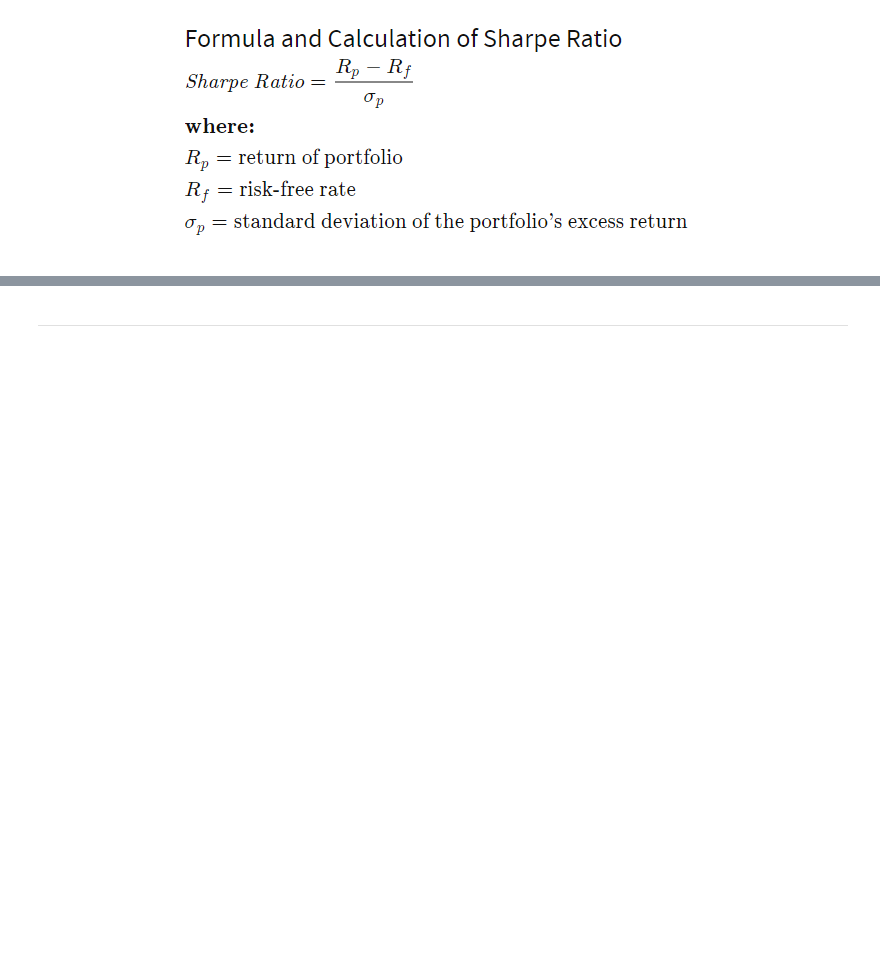
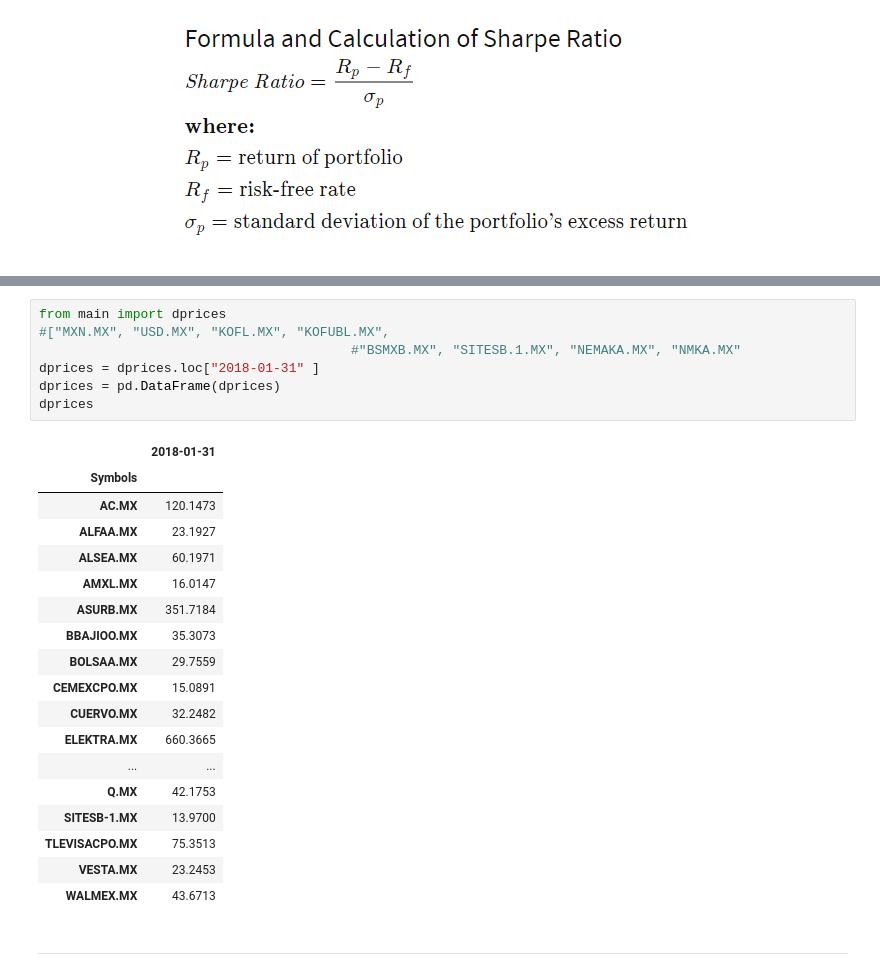
Before and after one commit to HKael/MYST, a Jupyter notebook: notebook.ipynb, the cells around one changed output, grey strips where cells are left out. Saved outputs shown, nothing was run; the diff lists cells and outputs as text; blank space fills up the shorter version.

```diff
--- a/notebook.ipynb
+++ b/notebook.ipynb
@@ -269,3 +387,29 @@ iplot(data)
+# %%
+from main import dprices
+#["MXN.MX", "USD.MX", "KOFL.MX", "KOFUBL.MX",
+                                        #"BSMXB.MX", "SITESB.1.MX", "NEMAKA.MX", "NMKA.MX"
+dprices = dprices.loc["2018-01-31" ]
+dprices = pd.DataFrame(dprices)
+dprices
+# %% [output]
+|  | 2018-01-31 |
+| Symbols |  |
+| AC.MX | 120.1473 |
+| ALFAA.MX | 23.1927 |
+| ALSEA.MX | 60.1971 |
+| AMXL.MX | 16.0147 |
+| ASURB.MX | 351.7184 |
+| BBAJIOO.MX | 35.3073 |
+| BOLSAA.MX | 29.7559 |
+| CEMEXCPO.MX | 15.0891 |
+| CUERVO.MX | 32.2482 |
+| ELEKTRA.MX | 660.3665 |
+| ... | ... |
+| Q.MX | 42.1753 |
+| SITESB-1.MX | 13.9700 |
+| TLEVISACPO.MX | 75.3513 |
+| VESTA.MX | 23.2453 |
+| WALMEX.MX | 43.6713 |
 # %% [markdown]
 <hr style="border:0.02in solid gray"> </hr>
 # %% [markdown]
```
Also changed, not shown: parts of 19 cells of this notebook, 2 other files.
